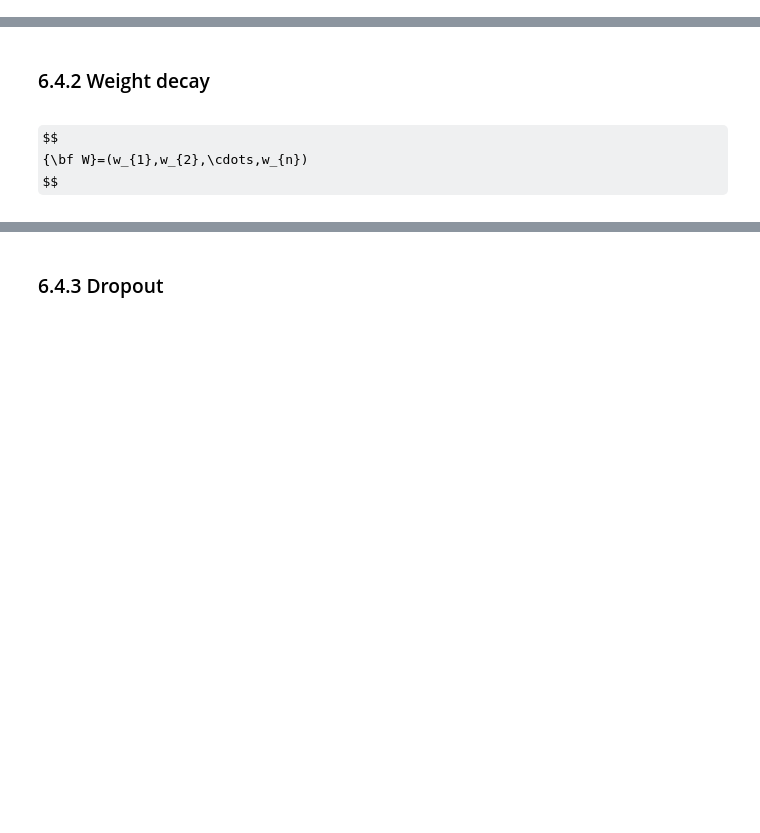
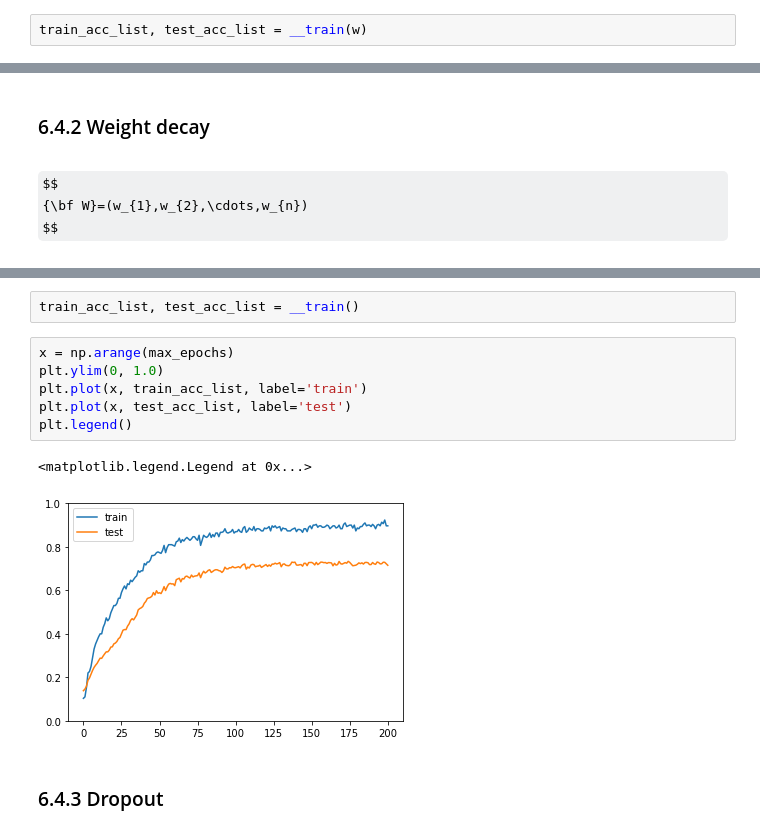
Before and after one commit to andokazu1979/deep-learning-from-scratch, a Jupyter notebook: ch06/ch06.ipynb, the cells around one changed output, grey strips where cells are left out. Saved outputs shown, nothing was run; the diff lists cells and outputs as text; some formulas as TeX source; blank space fills up the shorter version.

```diff
--- a/ch06/ch06.ipynb
+++ b/ch06/ch06.ipynb
@@ -549,0 +703,2 @@ $$
+# %%
+train_acc_list, test_acc_list = __train(w)
@@ -560,3 +774,14 @@ $$
+# %%
+train_acc_list, test_acc_list = __train()
+# %%
+x = np.arange(max_epochs)
+plt.ylim(0, 1.0)
+plt.plot(x, train_acc_list, label='train')
+plt.plot(x, test_acc_list, label='test')
+plt.legend()
+# %% [output]
+<matplotlib.legend.Legend at 0x...>
+[figure, added]
 # %% [markdown]
 ### 6.4.3 Dropout
 # %% [markdown]
```
Also changed, not shown: parts of 6 cells of this notebook.
